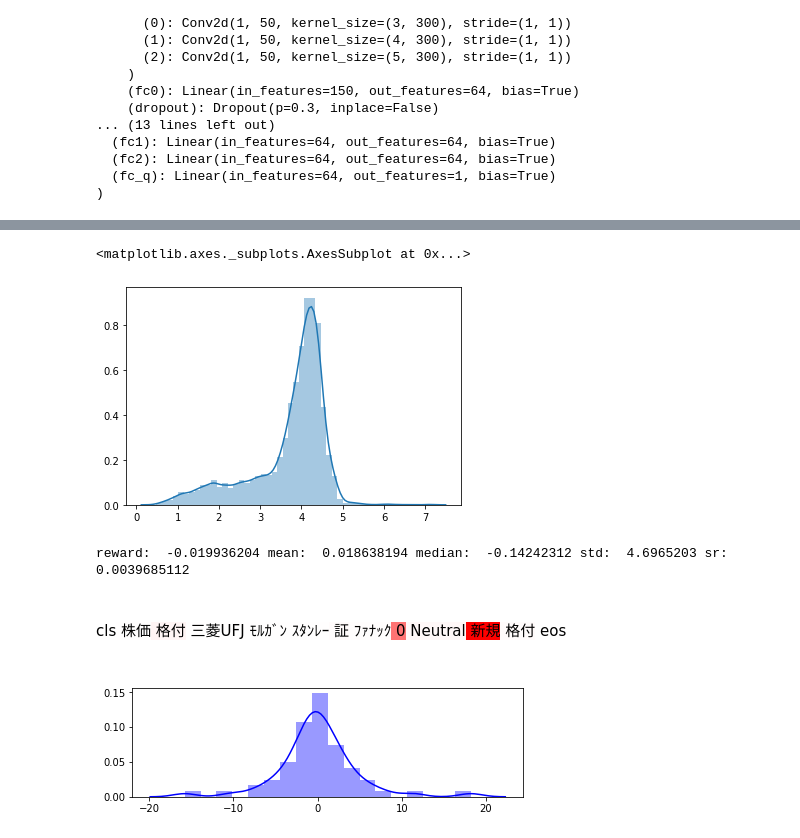
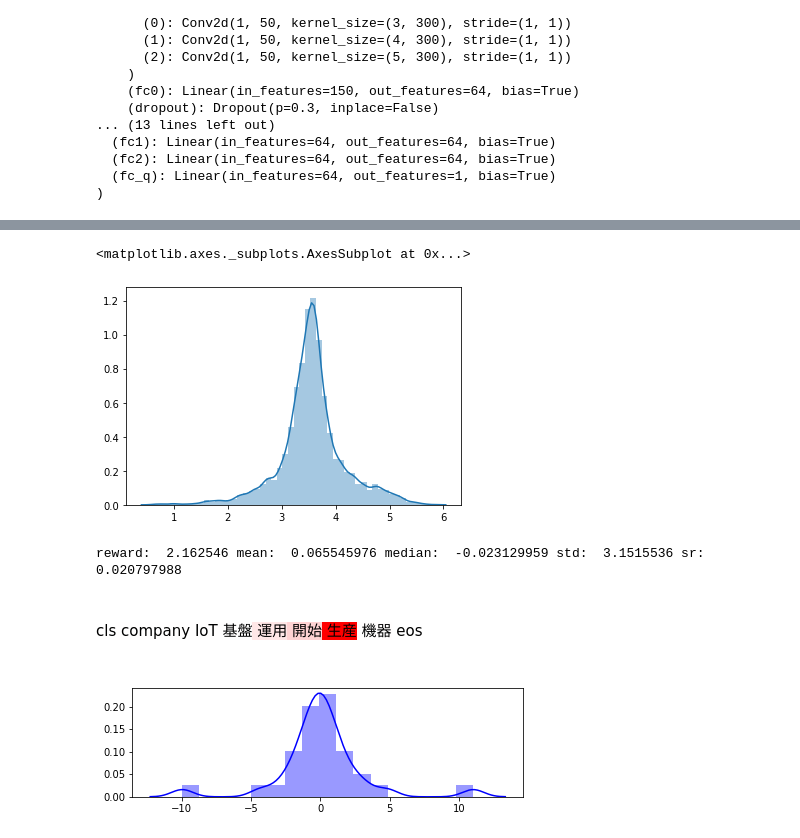
Before and after one commit to ShogoAkiyama/rltorch2, a Jupyter notebook: sentiment/iqn/visualizer.ipynb, the cells around one changed output, grey strips where cells are left out. Cells and saved outputs as stored; diff of their text form; code cells hidden in the pictures.

```diff
--- a/sentiment/iqn/visualizer.ipynb
+++ b/sentiment/iqn/visualizer.ipynb
@@ -58,7 +58,7 @@ parser.add_argument('--gamma', type=float, default=0.0)
 parser.add_argument('--learning_rate', type=float, default=2.5e-5)
 parser.add_argument('--round', type=float, default=0)
 
-parser.add_argument('--num_quantile', type=int, default=64)
+parser.add_argument('--num_quantile', type=int, default=32)
 
 device = torch.device('cuda' if torch.cuda.is_available() else 'cpu')
 parser.add_argument('--device', type=str, default=device)
@@ -209,7 +183,7 @@ i:  4433
 sns.distplot(std_list)
 # %% [output]
 <matplotlib.axes._subplots.AxesSubplot at 0x...>
-[figure, old version]
+[figure, new version]
 # %%
 states = []
 rewards = []
@@ -251,7 +225,7 @@ def mk_html(sentence, attens):
 def blur_func(I, mask):
     return I * mask
 # %%
-idx = 1378
+idx = 1376
 eta0 = 0
 eta1 = 1
 
@@ -288,33 +262,33 @@ with torch.no_grad():
 pad_mask = np.ones([args.max_length])
 for j in range(args.max_length):
     if (sentence[j] == 0) or (sentence[j] == 1) \
             or (sentence[j] == 2) or (sentence[j] == 3):
         pad_mask[j] = 0
 
 # スコアを記憶する配列
 scores = np.zeros(args.max_length)   # saliency scores S(t,i,j)
 
 for j in range(0, args.max_length):
     # d=5としてその部分を描画する
     scores[j] = (L-l[j]).pow(2).sum().mul_(.5).item()
 #     scores[j] = (L-l[j]).sum().item()
 
 scores = scores * pad_mask
 saliency = scores / (np.abs(scores).max() + 1e-20)
 
 
 fig, ax = plt.subplots(1, figsize=(7, 2));
 sns.distplot(curr_q.view(-1).cpu().numpy(), color='blue', ax=ax)
 
 print('reward: ', rewards[idx],
           'mean: ', np.mean(curr_q.view(-1).cpu().numpy()),
           'median: ', np.median(curr_q.view(-1).cpu().numpy()),
           'std: ', np.std(curr_q.view(-1).cpu().numpy()),
           'sr: ', np.mean(curr_q.view(-1).cpu().numpy()) / np.std(curr_q.view(-1).cpu().numpy()))
 
 html_output = mk_html(states[idx], saliency)
 HTML(html_output)
 # %% [output]
-reward:  -0.019936204 mean:  0.018638194 median:  -0.14242312 std:  4.6965203 sr:  0.0039685112
+reward:  2.162546 mean:  0.065545976 median:  -0.023129959 std:  3.1515536 sr:  0.020797988
-cls 株価 格付 三菱UFJ ﾓﾙｶﾞﾝ ｽﾀﾝﾚｰ 証 ﾌｧﾅｯｸ 0 Neutral 新規 格付 eos
+cls company IoT 基盤 運用 開始 生産 機器 eos
-[figure, old version]
+[figure, new version]
```
Also changed, not shown: parts of 3 cells of this notebook, 9 other files.
